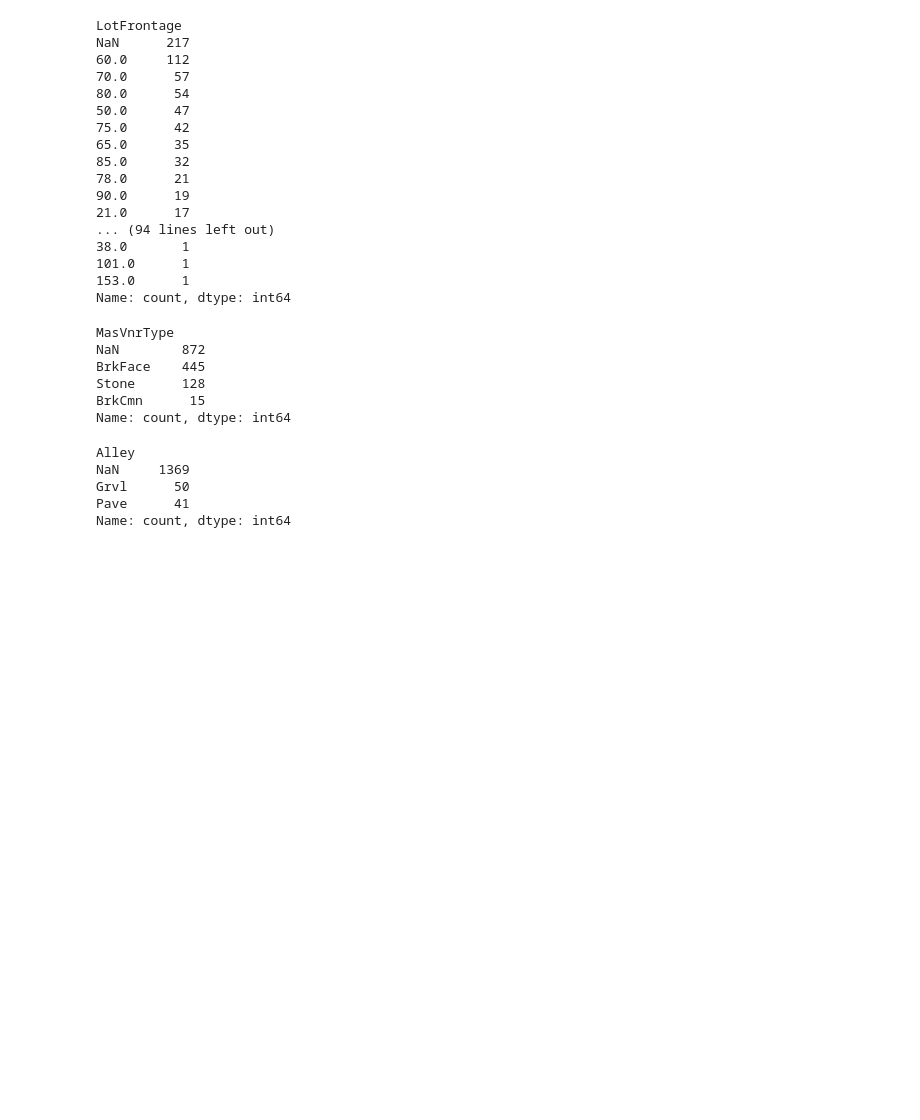
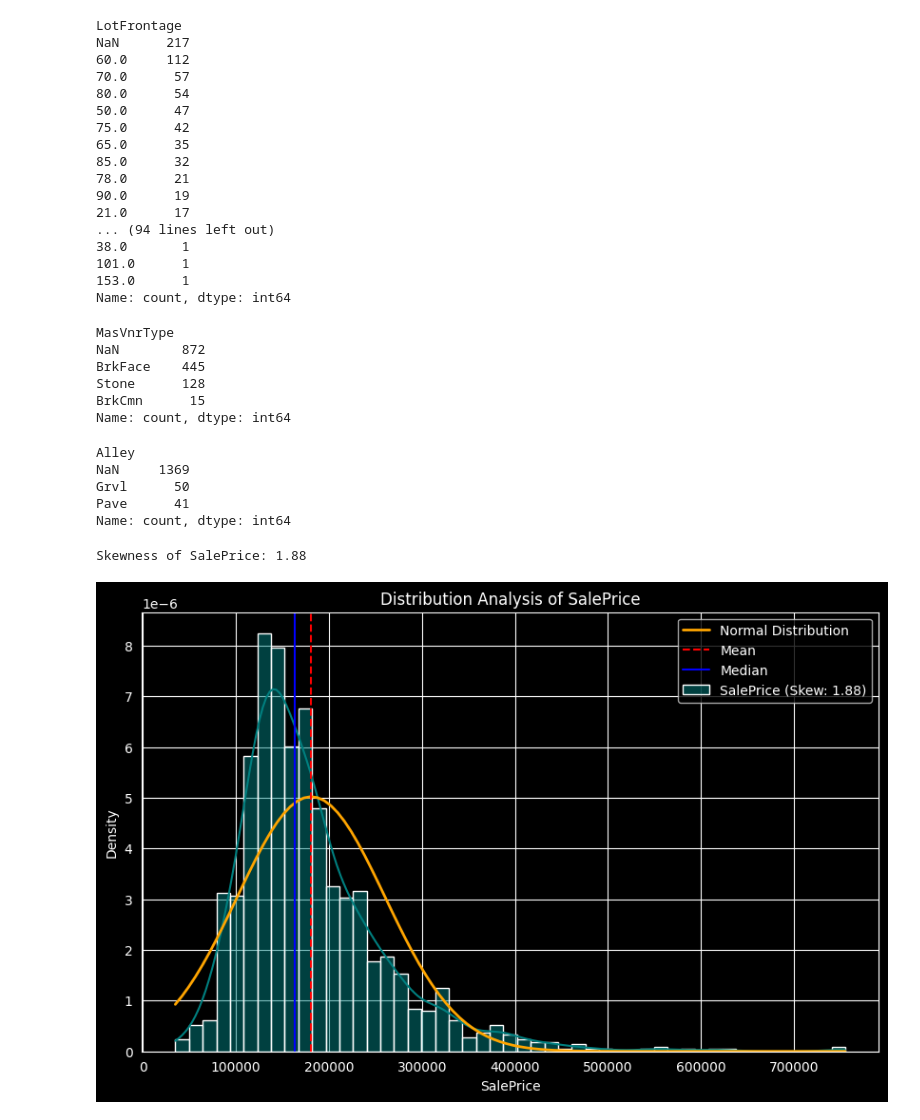
Before and after one commit to SandroBolkvadze/House-Prices-Kaggle-Competition, a Jupyter notebook: model_data_analysis.ipynb, the cells around one changed output. Saved outputs shown, nothing was run; the diff lists cells and outputs as text; code cells hidden in the pictures; blank space fills up the shorter version.

```diff
--- a/model_data_analysis.ipynb
+++ b/model_data_analysis.ipynb
@@ -324,3 +324,34 @@ NaN     1369
 Grvl      50
 Pave      41
 Name: count, dtype: int64
+# %%
+import seaborn as sns
+import matplotlib.pyplot as plt
+from scipy.stats import norm
+
+# df['SalePrice'] = np.log1p(df['SalePrice'])
+
+sp_skew = df['SalePrice'].skew()
+print(f"Skewness of SalePrice: {sp_skew:.2f}")
+
+plt.figure(figsize=(10, 6))
+
+sns.histplot(df['SalePrice'], kde=True, color='teal', stat="density",
+             label=f'SalePrice (Skew: {sp_skew:.2f})')
+
+mu, std = norm.fit(df['SalePrice'])
+x = np.linspace(df['SalePrice'].min(), df['SalePrice'].max(), 100)
+p = norm.pdf(x, mu, std)
+plt.plot(x, p, 'orange', linewidth=2, label='Normal Distribution')
+
+plt.axvline(df['SalePrice'].mean(), color='red', linestyle='--', label='Mean')
+plt.axvline(df['SalePrice'].median(), color='blue', linestyle='-', label='Median')
+
+plt.title('Distribution Analysis of SalePrice')
+plt.xlabel('SalePrice')
+plt.ylabel('Density')
+plt.legend()
+plt.show()
+# %% [output]
+Skewness of SalePrice: 1.88
+[figure, added]
```
Also changed, not shown: 1 other file.
